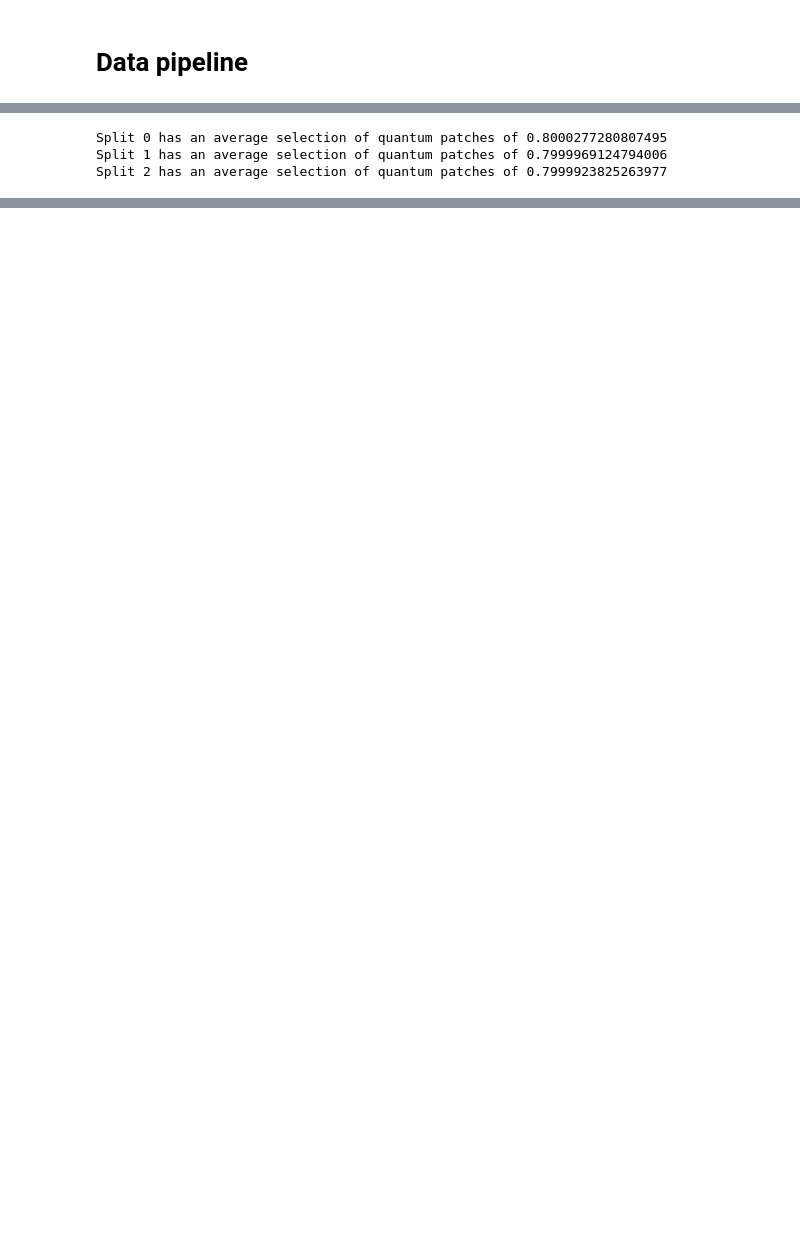
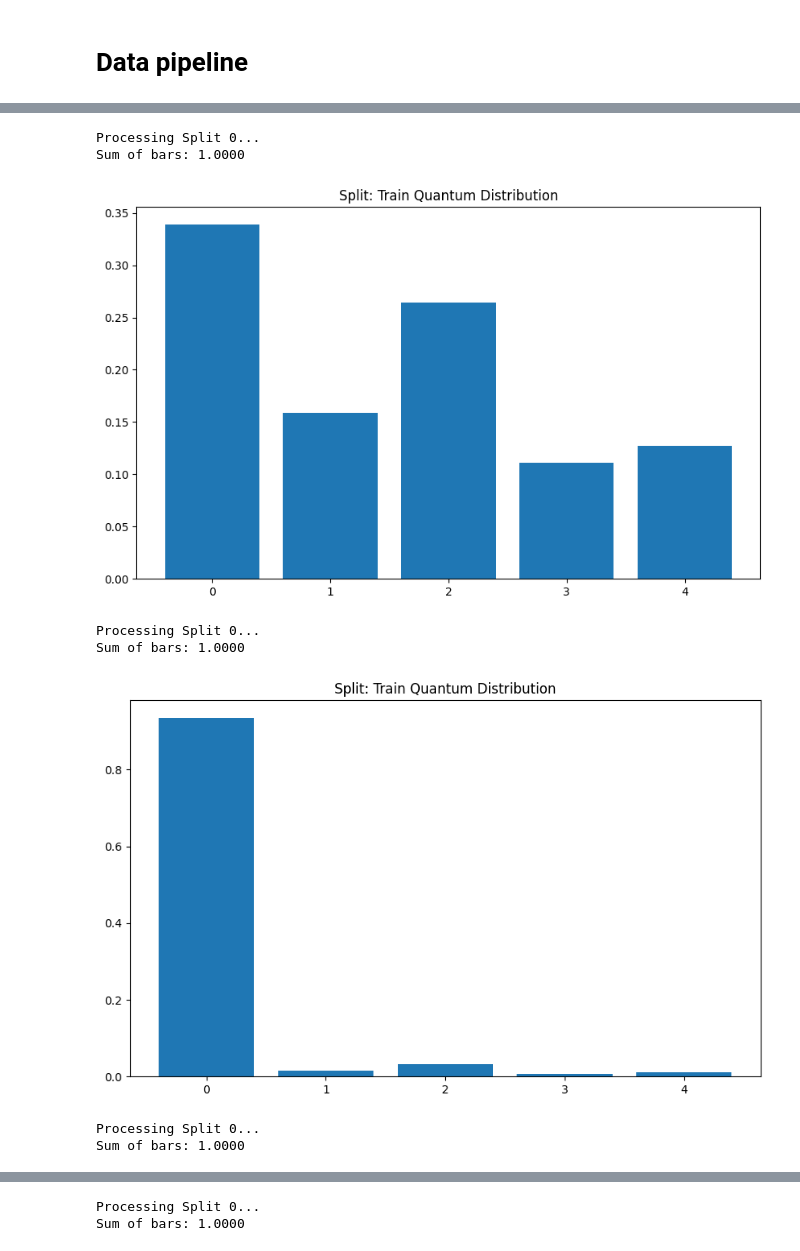
Before and after one commit to Mr-ion77/Transformers, a Jupyter notebook: Visualizing.ipynb, the cells around one changed output, grey strips where cells are left out. Cells and saved outputs as stored; diff of their text form; code cells hidden in the pictures; blank space fills up the shorter version.

```diff
--- a/Visualizing.ipynb
+++ b/Visualizing.ipynb
@@ -271,20 +419,3 @@ def rank_patches_by_attention(attn: torch.Tensor) -> torch.Tensor:
             sorted_indices = attention_received.argsort(dim=1, descending=True)  # shape: (B, T)
 
             return sorted_indices
-
-for i, dl in enumerate([latent_train_dl, latent_val_dl, latent_test_dl]):
-
-    quantum_percentage = []
-    first = True
-
-    for imgs, labels, idxs in dl:
-        _ , attention_for_images = classifier.transformer_blocks[0][0].attn(imgs.to(exp_config['device']))
-        indices_by_attention = rank_patches_by_attention(attention_for_images)
-        mask = (indices_by_attention >= p1['1_selection_amount'])
-        quantum_percentage.append( torch.sum(  mask ) / ( p1['1_selection_amount'] * (1+len(p1['1_channels_out'])) * imgs.shape[0]))
-
-    print(f"Split {i} has an average selection of quantum patches of {sum(quantum_percentage)/len(quantum_percentage)}")
-# %% [output]
-Split 0 has an average selection of quantum patches of 0.8000277280807495
-Split 1 has an average selection of quantum patches of 0.7999969124794006
-Split 2 has an average selection of quantum patches of 0.7999923825263977
@@ -290,0 +475,14 @@ Split 2 has an average selection of quantum patches of 0.7999923825263977
+# %%
+view_selection_distribution(classifier1)
+view_selection_distribution(classifier2)
+view_selection_distribution(classifier3)
+view_selection_distribution(classifier4)
+# %% [output]
+Processing Split 0...
+Sum of bars: 1.0000
+[figure, added]
+Processing Split 0...
+Sum of bars: 1.0000
+[figure, added]
+Processing Split 0...
+Sum of bars: 1.0000
@@ -290,0 +490,2 @@ Split 2 has an average selection of quantum patches of 0.7999923825263977
+Processing Split 0...
+Sum of bars: 1.0000
```
Also changed, not shown: parts of 22 cells of this notebook, 13 other files.
